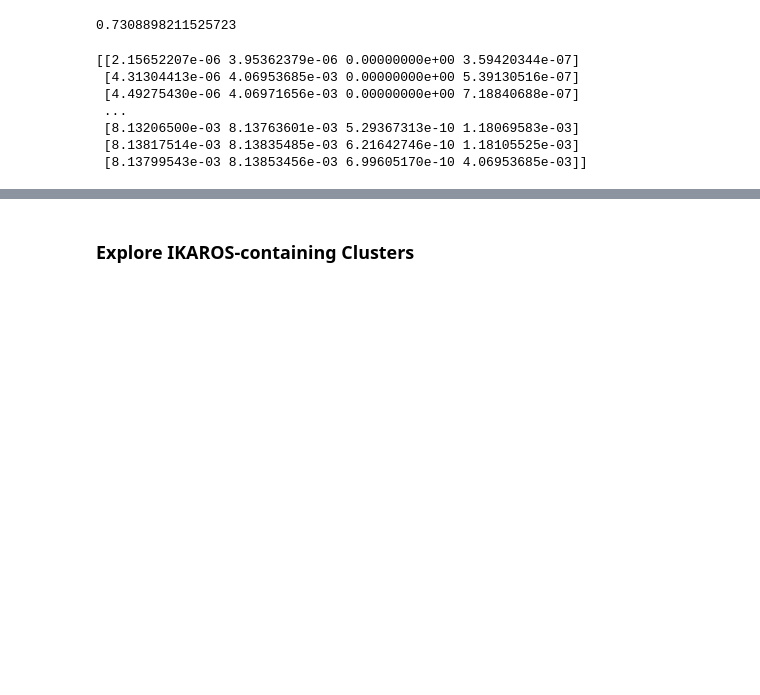
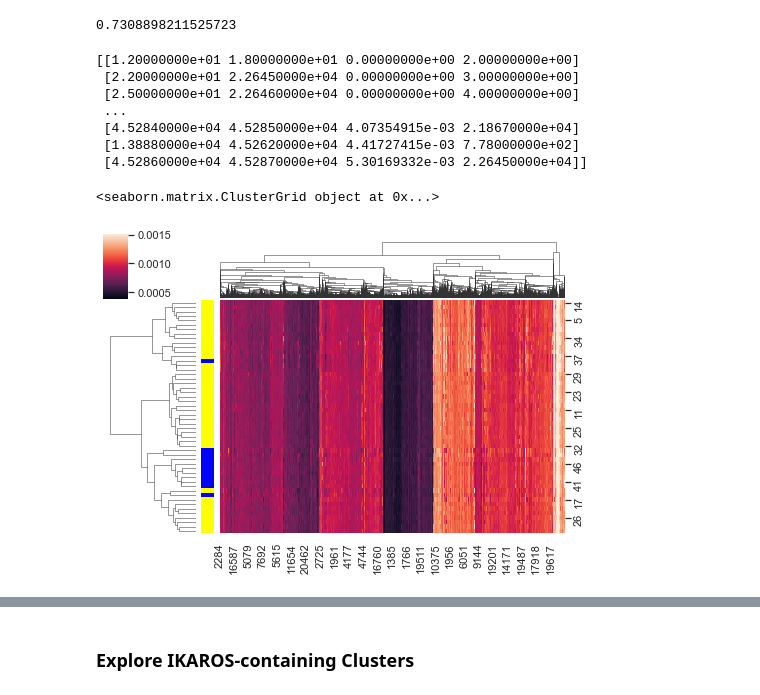
Before and after one commit to jsolson4/Boost-CLL-Clustering, a Jupyter notebook: GeneExpression_Analysis.ipynb, the cells around one changed output, grey strips where cells are left out. Cells and saved outputs as stored; diff of their text form; code cells hidden in the pictures; blank space fills up the shorter version.

Commit message:
updated diagrams

```diff
--- a/GeneExpression_Analysis.ipynb
+++ b/GeneExpression_Analysis.ipynb
@@ -333,40 +341,38 @@ else:
 y = pdist(L.T, 'euclidean')
 weighted_y = ppi_weights * y
 Z = weighted(weighted_y)
-Z = normalize(Z)
-
-# Transpose L and normalize so values correspond to Z adjustments
-L = normalize(L.T)
+# Z = normalize(Z)
+#
+# # Transpose L and normalize so values correspond to Z adjustments
+# L = normalize(L.T)
 
 print(Z)
 # %% [output]
-[[2.15652207e-06 3.95362379e-06 0.00000000e+00 3.59420344e-07]
- [4.31304413e-06 4.06953685e-03 0.00000000e+00 5.39130516e-07]
- [4.49275430e-06 4.06971656e-03 0.00000000e+00 7.18840688e-07]
+[[1.20000000e+01 1.80000000e+01 0.00000000e+00 2.00000000e+00]
+ [2.20000000e+01 2.26450000e+04 0.00000000e+00 3.00000000e+00]
+ [2.50000000e+01 2.26460000e+04 0.00000000e+00 4.00000000e+00]
  ...
- [8.13206500e-03 8.13763601e-03 5.29367313e-10 1.18069583e-03]
- [8.13817514e-03 8.13835485e-03 6.21642746e-10 1.18105525e-03]
- [8.13799543e-03 8.13853456e-03 6.99605170e-10 4.06953685e-03]]
+ [4.52840000e+04 4.52850000e+04 4.07354915e-03 2.18670000e+04]
+ [1.38880000e+04 4.52620000e+04 4.41727415e-03 7.78000000e+02]
+ [4.52860000e+04 4.52870000e+04 5.30169332e-03 2.26450000e+04]]
 # %%
 color_dict = {'CLL': 'yellow' , 'normal_B_Cell': 'blue'}
 row_colors = [color_dict[i] for i in df['type']]
-# %%
-y = pdist(L, 'euclidean')
-weighted_y = ppi_weights * y
-Z = linkage(weighted_y, 'ward')
-Z = normalize(Z)
 # %%
 # import fastcluster
 # Plot original L
-sns.color_palette('brw')
 g = sns.clustermap(L,
                    figsize=(7, 5),
                    row_cluster=True,
                    col_linkage=Z,
-                   row_colors = row_colors)
+                   row_colors = row_colors,
+                   method = 'ward')
 
 print(g)
 plt.show()
 plt.close()
+# %% [output]
+<seaborn.matrix.ClusterGrid object at 0x...>
+[figure, added]
 # %%
 # Plot original X
```
Also changed, not shown: parts of 19 cells of this notebook.
